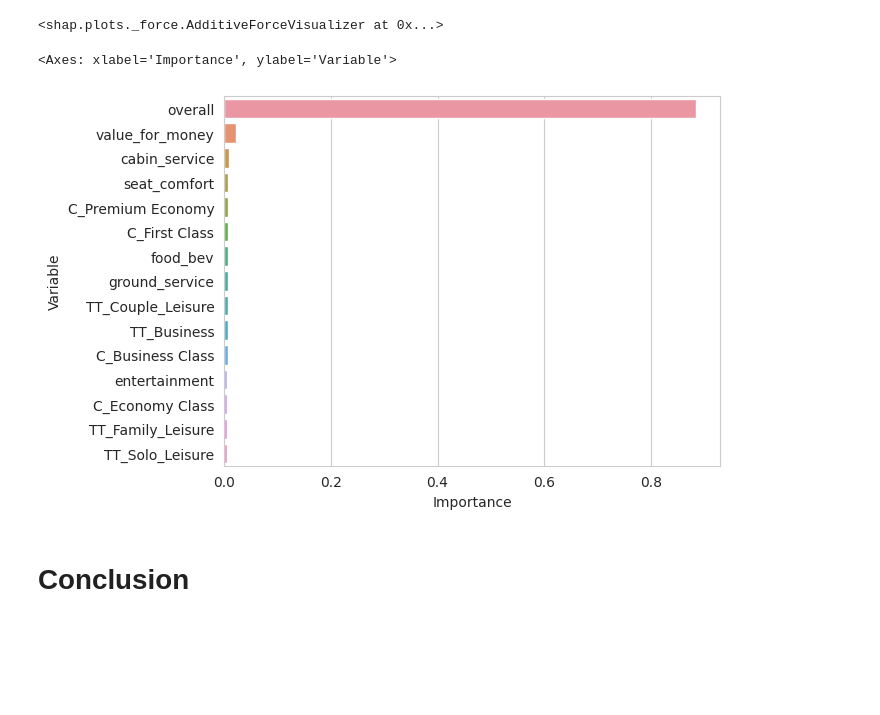
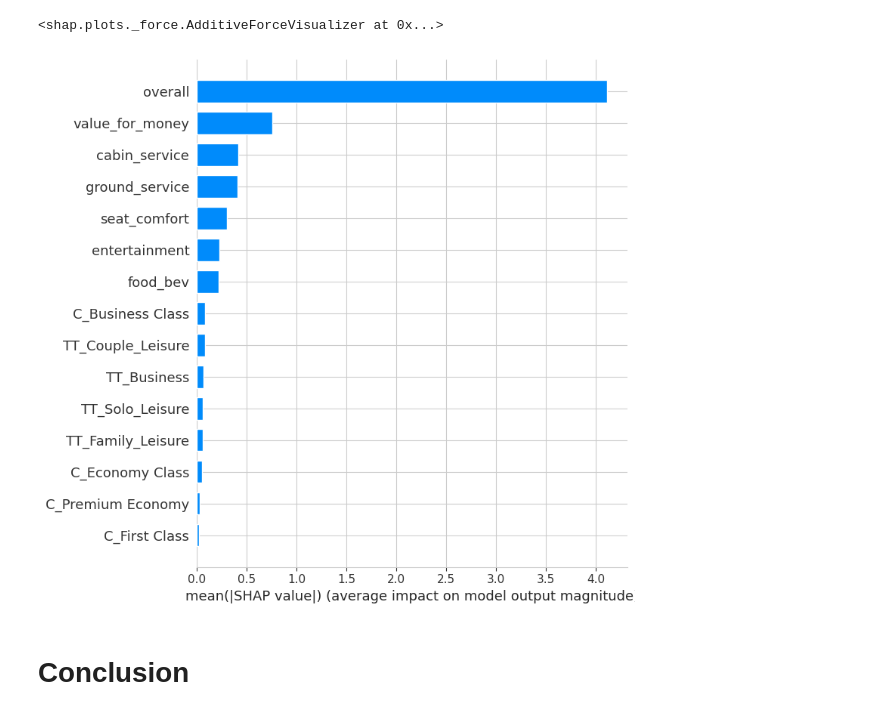
Before and after one commit to vedanttule134/Airline-Passenger-Referral-Prediction, a Jupyter notebook: Airline_Passenger_Referral_Prediction.ipynb, the cells around one changed output. Saved outputs shown, nothing was run; the diff lists cells and outputs as text; code cells hidden in the pictures; blank space fills up the shorter version.

```diff
--- a/Airline_Passenger_Referral_Prediction.ipynb
+++ b/Airline_Passenger_Referral_Prediction.ipynb
@@ -1577,20 +1577,21 @@ Successfully installed shap-0.41.0 slicer-0.0.7
 def shap_scatter_plot(model):
   shap_values = shap.TreeExplainer(model).shap_values(X_test)
   return shap.summary_plot(shap_values[0], X_test)
+# %%
+#creating function to get shap summary in bar plot
+def shap_bar_plot(model):
+  shap_values = shap.TreeExplainer(model).shap_values(X_test)
+  return shap.summary_plot(shap_values, X_train, plot_type="bar")
 # %%
 #Shap Summary for xg boost model
 get_shap_js(xgb_model)
 # %% [output]
 [interactive output not drawn]
 <shap.plots._force.AdditiveForceVisualizer at 0x...>
-# %%
-#visualising feature importance
-feature_Importance = pd.DataFrame({"Variable": X_test.columns,"Importance": xgb_model.feature_importances_})
-feature_Importance.sort_values(by="Importance", ascending=False, inplace = True)
-sns.barplot(x=feature_Importance['Importance'], y= feature_Importance['Variable'])
-# %% [output]
-<Axes: xlabel='Importance', ylabel='Variable'>
-[figure, removed]
+# %%
+shap_bar_plot(xgb_model)
+# %% [output]
+[figure, added]
 # %% [markdown]
 # **Conclusion**
 # %% [markdown]
```
Also changed, not shown: parts of 16 cells of this notebook.
